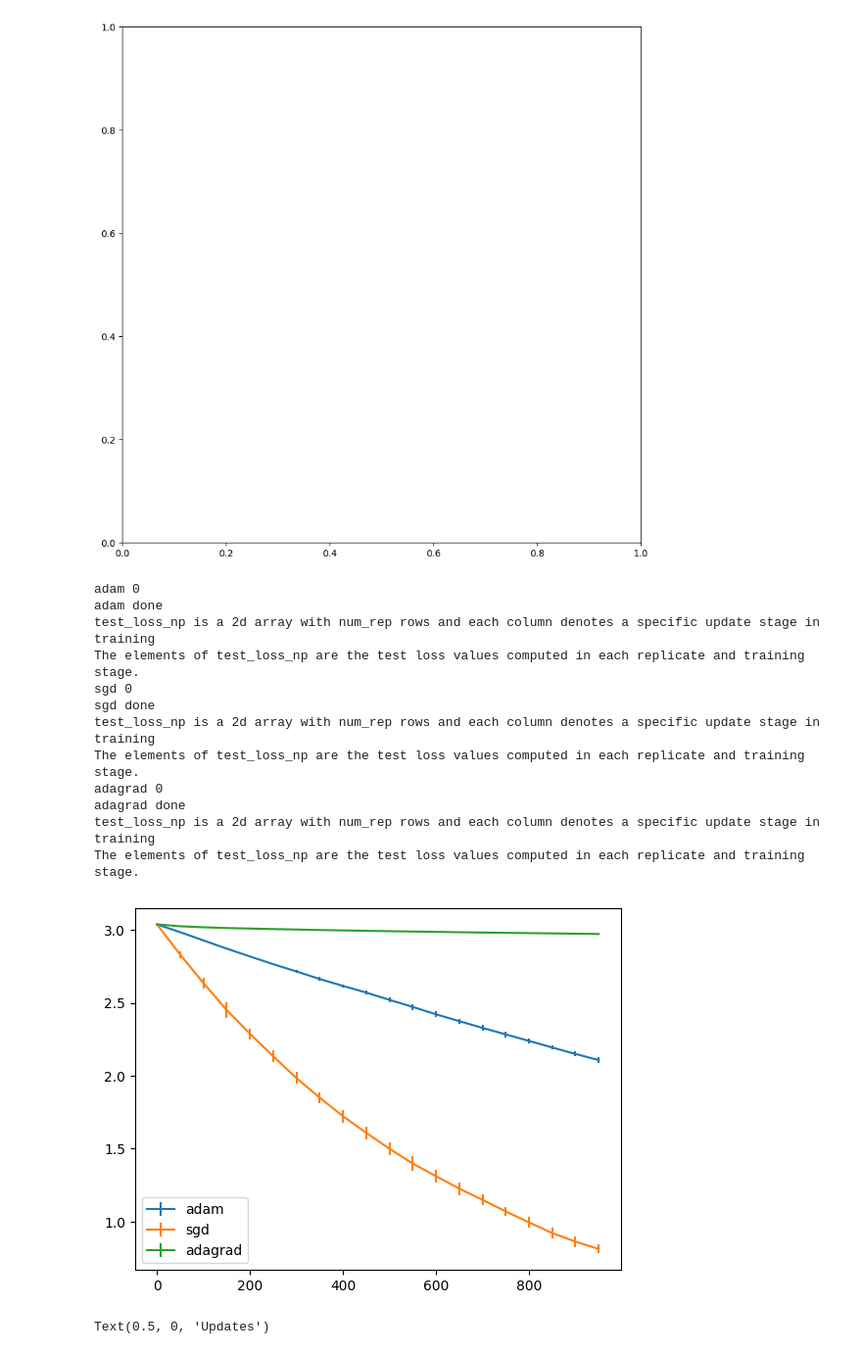
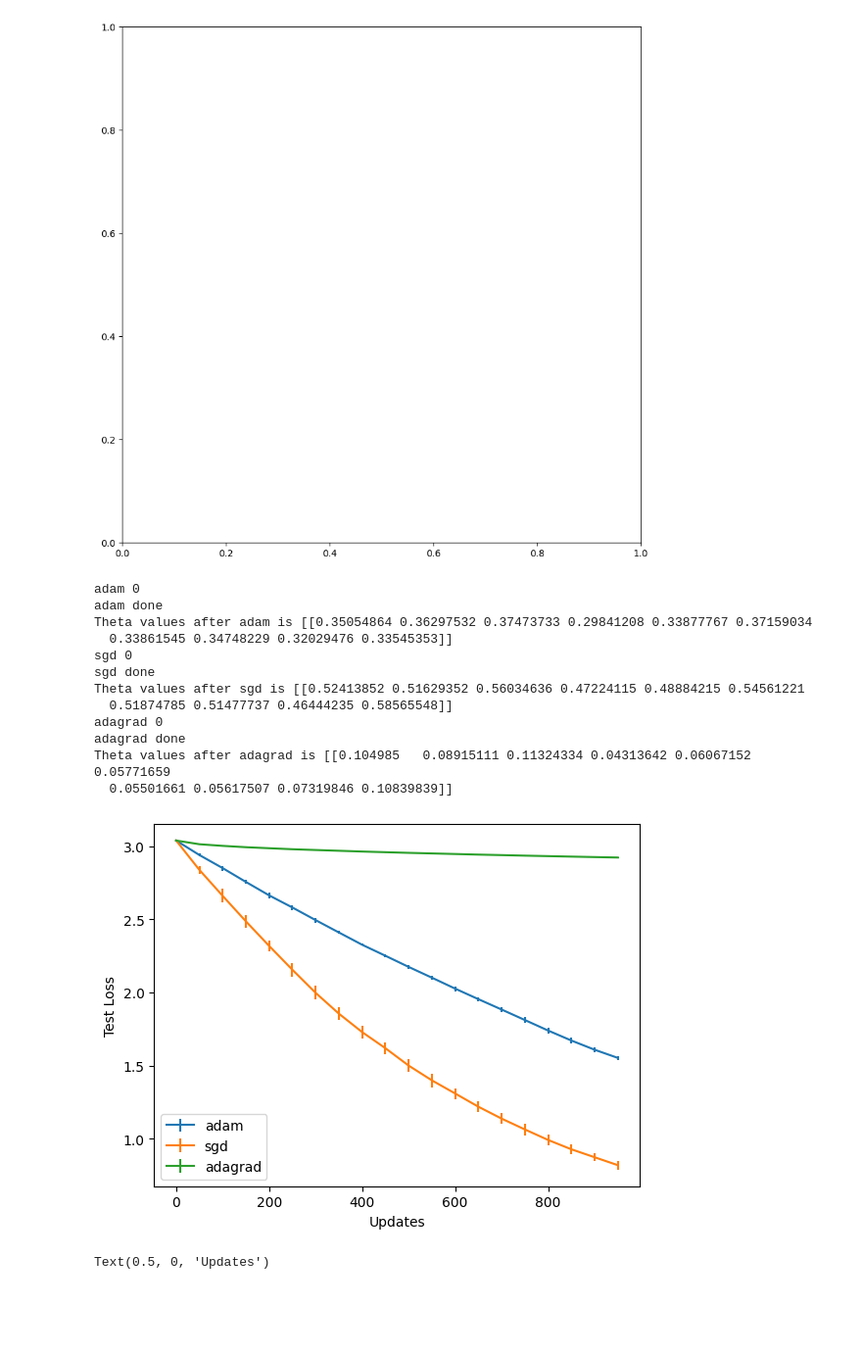
Before and after one commit to Billl000/CS361-Project, a Jupyter notebook: GradientDescent.ipynb, the cells around one changed output. Shown at 98% size. Cells and saved outputs as stored; diff of their text form; code cells hidden in the pictures; blank space fills up the shorter version.

```diff
--- a/GradientDescent.ipynb
+++ b/GradientDescent.ipynb
@@ -102,14 +102,14 @@ for method_idx, method in enumerate(['adam', 'sgd', 'adagrad']):
             #print('Adam Not implemented.')
             beta_1 = 0.9
             beta_2 = 0.999
-            m = 0 # TODO: Initialize parameters
-            v = 0
-            epsilon = 10**(-8)
+            m = np.zeros_like(theta_init) # TODO: Initialize parameters
+            v = np.zeros_like(theta_init)
+            epsilon = 1e-8
 
         if method == 'adagrad':
             #print('Adagrad Not implemented.')
-            epsilon = 10**(-8) # TODO: Initialize parameters
-            squared_sum = 0
+            epsilon = 1e-8 # TODO: Initialize parameters
+            squared_sum = np.zeros_like(theta_init)
 
         theta_hat = theta_init.copy()
         test_loss_list = []
@@ -132,12 +132,12 @@ for method_idx, method in enumerate(['adam', 'sgd', 'adagrad']):
                 v = beta_2 * v + (1 - beta_2) * (gradient ** 2)
                 m_hat =  m / (1 - beta_1 ** (t + 1))
                 v_hat =  v / (1 - beta_2 ** (t + 1))
-                theta_hat = theta_hat - lr * m_hat / (la.norm(v_hat) ** 0.5 + epsilon)
+                theta_hat = theta_hat - lr * m_hat / (np.sqrt(v_hat) + epsilon)
 
             elif method == 'adagrad':
                 #print('Adagrad Not implemented.') # TODO: Implement Adagrad
                 squared_sum = squared_sum + (gradient ** 2)
-                theta_hat = theta_hat - lr * gradient / (la.norm(squared_sum) ** 0.5 + epsilon)
+                theta_hat = theta_hat - lr * gradient / (np.sqrt(squared_sum) + epsilon)
 
             elif method == 'sgd':
                 theta_hat = theta_hat - lr * gradient
@@ -147,42 +147,45 @@ for method_idx, method in enumerate(['adam', 'sgd', 'adagrad']):
 
     print(method, 'done')
     x_axis = np.arange(max_iter)[::test_exp_interval]
 
-    print('test_loss_np is a 2d array with num_rep rows and each column denotes a specific update stage in training')
-    print('The elements of test_loss_np are the test loss values computed in each replicate and training stage.')
+    #print('test_loss_np is a 2d array with num_rep rows and each column denotes a specific update stage in training')
+    #print('The elements of test_loss_np are the test loss values computed in each replicate and training stage.')
     test_loss_np = np.array(test_loss_mat)
 
     #print('Not implemented.')
     '''
     Hints:
     1. Use test_loss_np in np.mean() with axis = 0
     '''
     test_loss_mean = np.mean(test_loss_np, axis=0) # TODO: Calculate the mean test loss
 
     '''
     Hints:
     1. Use test_loss_np in np.std() with axis = 0
     2. Divide by np.sqrt() using num_rep as a parameter
     '''
     test_loss_se = np.std(test_loss_np, axis=0) / np.sqrt(num_rep) # TODO: Calculate the standard error for test loss
 
     plt.errorbar(x_axis, test_loss_mean, yerr=2.5*test_loss_se, label=method)
+    plt.xlabel('Updates')
+    plt.ylabel('Test Loss')
     plt.legend()
+    print(f"Theta values after {method} is {theta_hat.T}")
     best_vals[method] = min(test_loss_mean)
 # %% [output]
 adam 0
 adam done
-test_loss_np is a 2d array with num_rep rows and each column denotes a specific update stage in training
-The elements of test_loss_np are the test loss values computed in each replicate and training stage.
+Theta values after adam is [[0.35054864 0.36297532 0.37473733 0.29841208 0.33877767 0.37159034
+  0.33861545 0.34748229 0.32029476 0.33545353]]
 sgd 0
 sgd done
-test_loss_np is a 2d array with num_rep rows and each column denotes a specific update stage in training
-The elements of test_loss_np are the test loss values computed in each replicate and training stage.
+Theta values after sgd is [[0.52413852 0.51629352 0.56034636 0.47224115 0.48884215 0.54561221
+  0.51874785 0.51477737 0.46444235 0.58565548]]
 adagrad 0
 adagrad done
-test_loss_np is a 2d array with num_rep rows and each column denotes a specific update stage in training
-The elements of test_loss_np are the test loss values computed in each replicate and training stage.
+Theta values after adagrad is [[0.104985   0.08915111 0.11324334 0.04313642 0.06067152 0.05771659
+  0.05501661 0.05617507 0.07319846 0.10839839]]
-[figure, old version]
+[figure, new version]
 # %%
 best_vals = { k: int(v * 1000) / 1000. for k,v in best_vals.items() } # A weird way to round numbers
 plt.title(f'Test Loss \n(objective degree: {deg_},  best values: {best_vals})')
```
